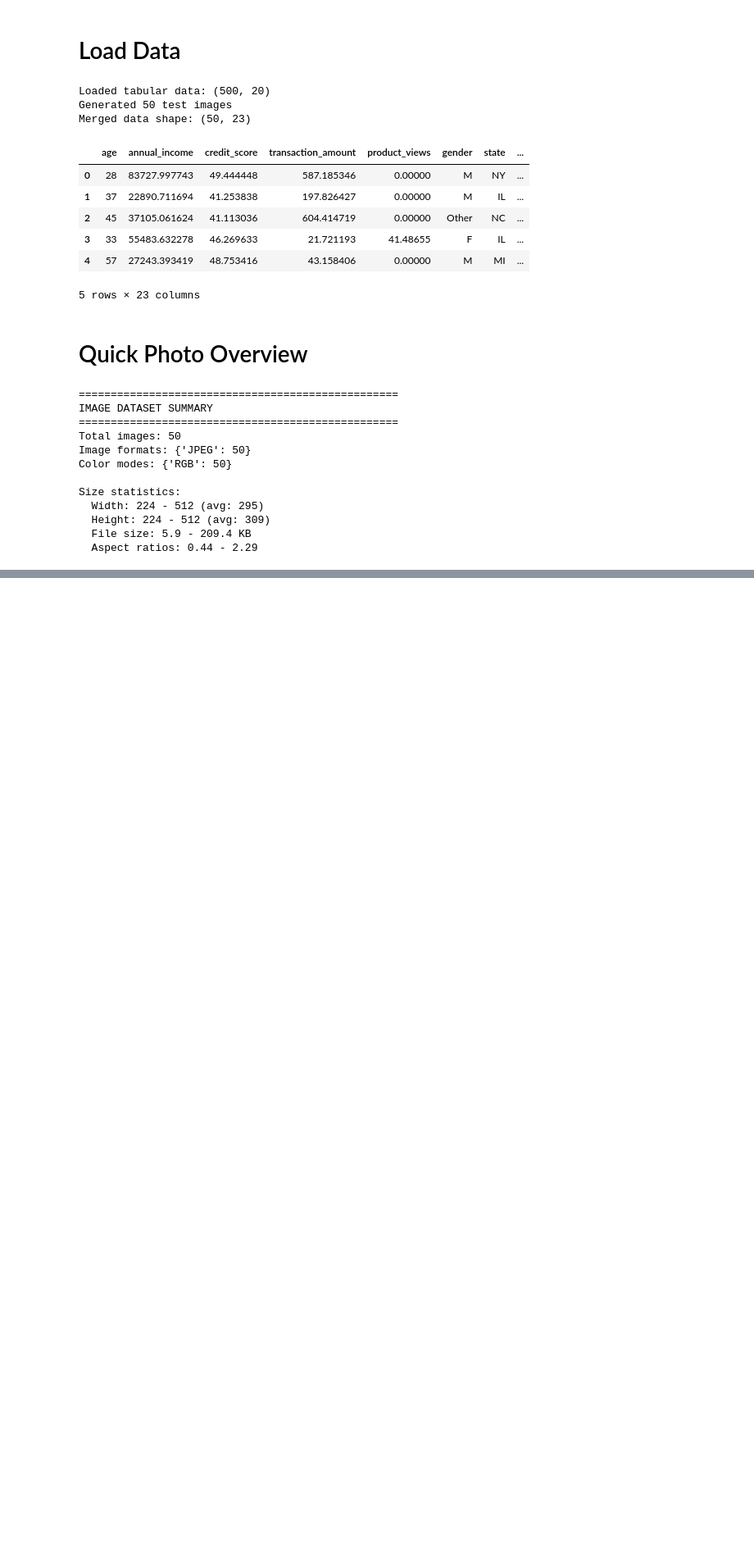
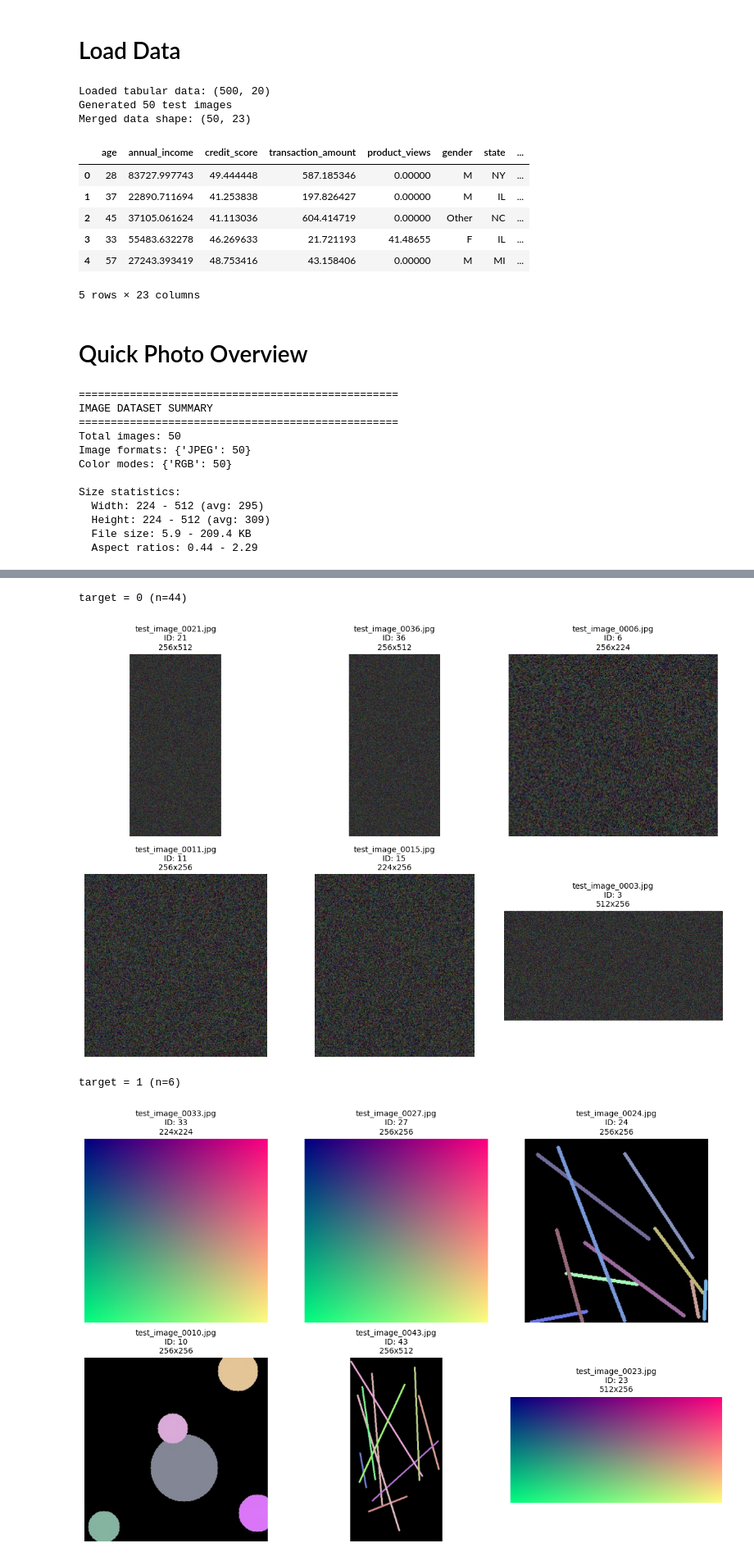
Before and after one commit to dcurry09/data-tools, a Jupyter notebook: notebooks/photo_data_explorer.ipynb, the cells around one changed output, grey strips where cells are left out. Shown at 82% size. Cells and saved outputs as stored; diff of their text form; code cells hidden in the pictures; blank space fills up the shorter version.

```diff
--- a/notebooks/photo_data_explorer.ipynb
+++ b/notebooks/photo_data_explorer.ipynb
@@ -79,0 +82,11 @@ Size statistics:
+# %%
+# Create explorer
+explorer = photo_tools.ImageDataExplorer(df_with_images, image_col='path')
+
+# Show sample images by target class
+explorer.explore_by_target('target', n_samples=6)
+# %% [output]
+target = 0 (n=44)
+[figure, added]
+target = 1 (n=6)
+[figure, added]
```
Also changed, not shown: parts of 1 cell of this notebook, 3 other files.
